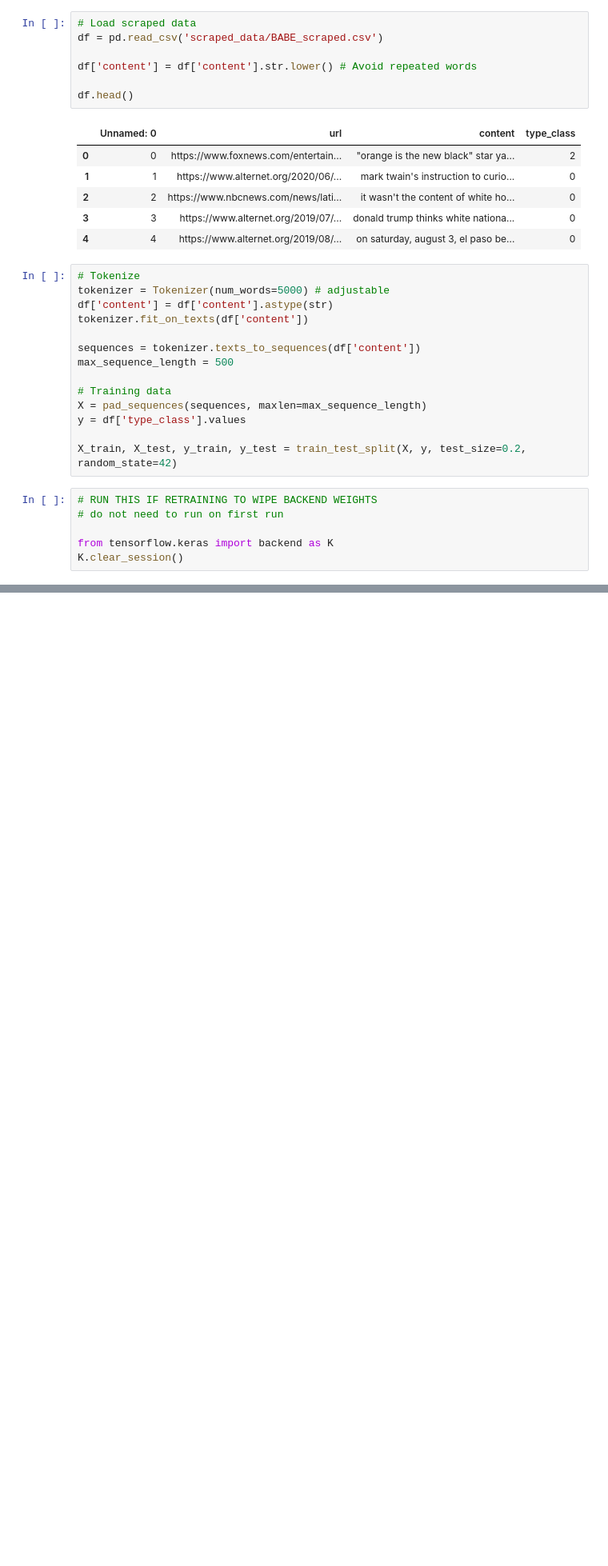
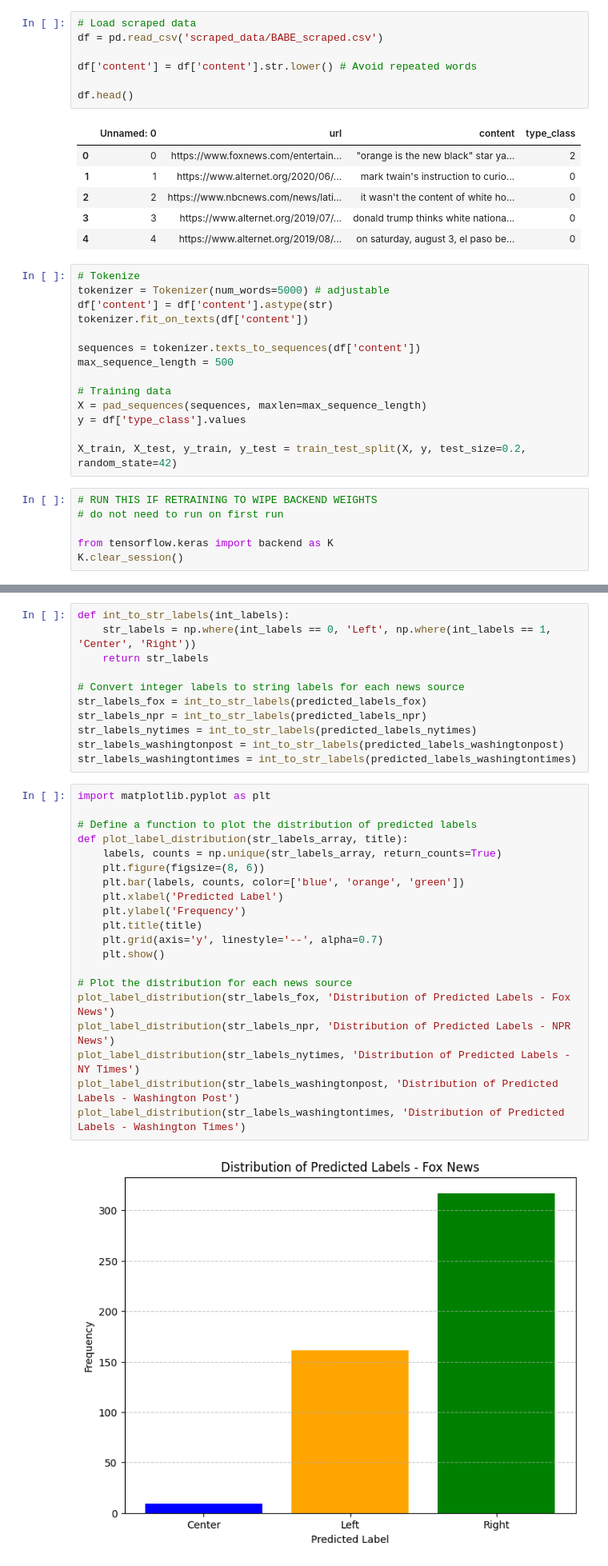
Before and after one commit to jsallred/NLP_Project_Group3, a Jupyter notebook: test_lstm.ipynb, the cells around one changed output, grey strips where cells are left out. Shown at 80% size. Cells and saved outputs as stored; diff of their text form; blank space fills up the shorter version.

Commit message:
lstm analyzed w/ matplotlib

```diff
--- a/test_lstm.ipynb
+++ b/test_lstm.ipynb
@@ -123,0 +223,33 @@ plt.show()
+# %%
+def int_to_str_labels(int_labels):
+    str_labels = np.where(int_labels == 0, 'Left', np.where(int_labels == 1, 'Center', 'Right'))
+    return str_labels
+
+# Convert integer labels to string labels for each news source
+str_labels_fox = int_to_str_labels(predicted_labels_fox)
+str_labels_npr = int_to_str_labels(predicted_labels_npr)
+str_labels_nytimes = int_to_str_labels(predicted_labels_nytimes)
+str_labels_washingtonpost = int_to_str_labels(predicted_labels_washingtonpost)
+str_labels_washingtontimes = int_to_str_labels(predicted_labels_washingtontimes)
+# %%
+import matplotlib.pyplot as plt
+
+# Define a function to plot the distribution of predicted labels
+def plot_label_distribution(str_labels_array, title):
+    labels, counts = np.unique(str_labels_array, return_counts=True)
+    plt.figure(figsize=(8, 6))
+    plt.bar(labels, counts, color=['blue', 'orange', 'green'])
+    plt.xlabel('Predicted Label')
+    plt.ylabel('Frequency')
+    plt.title(title)
+    plt.grid(axis='y', linestyle='--', alpha=0.7)
+    plt.show()
+
+# Plot the distribution for each news source
+plot_label_distribution(str_labels_fox, 'Distribution of Predicted Labels - Fox News')
+plot_label_distribution(str_labels_npr, 'Distribution of Predicted Labels - NPR News')
+plot_label_distribution(str_labels_nytimes, 'Distribution of Predicted Labels - NY Times')
+plot_label_distribution(str_labels_washingtonpost, 'Distribution of Predicted Labels - Washington Post')
+plot_label_distribution(str_labels_washingtontimes, 'Distribution of Predicted Labels - Washington Times')
+# %% [output]
+[figure, added]
```
Also changed, not shown: parts of 6 cells of this notebook.
